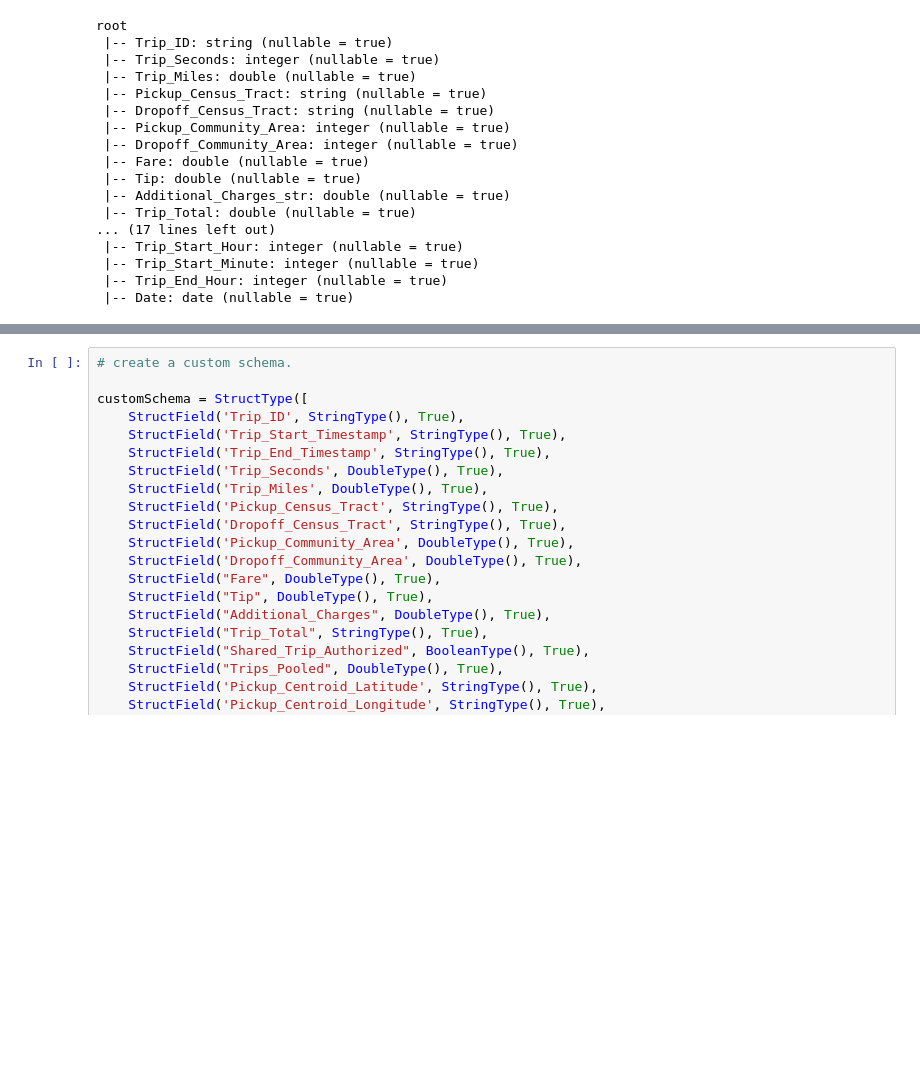
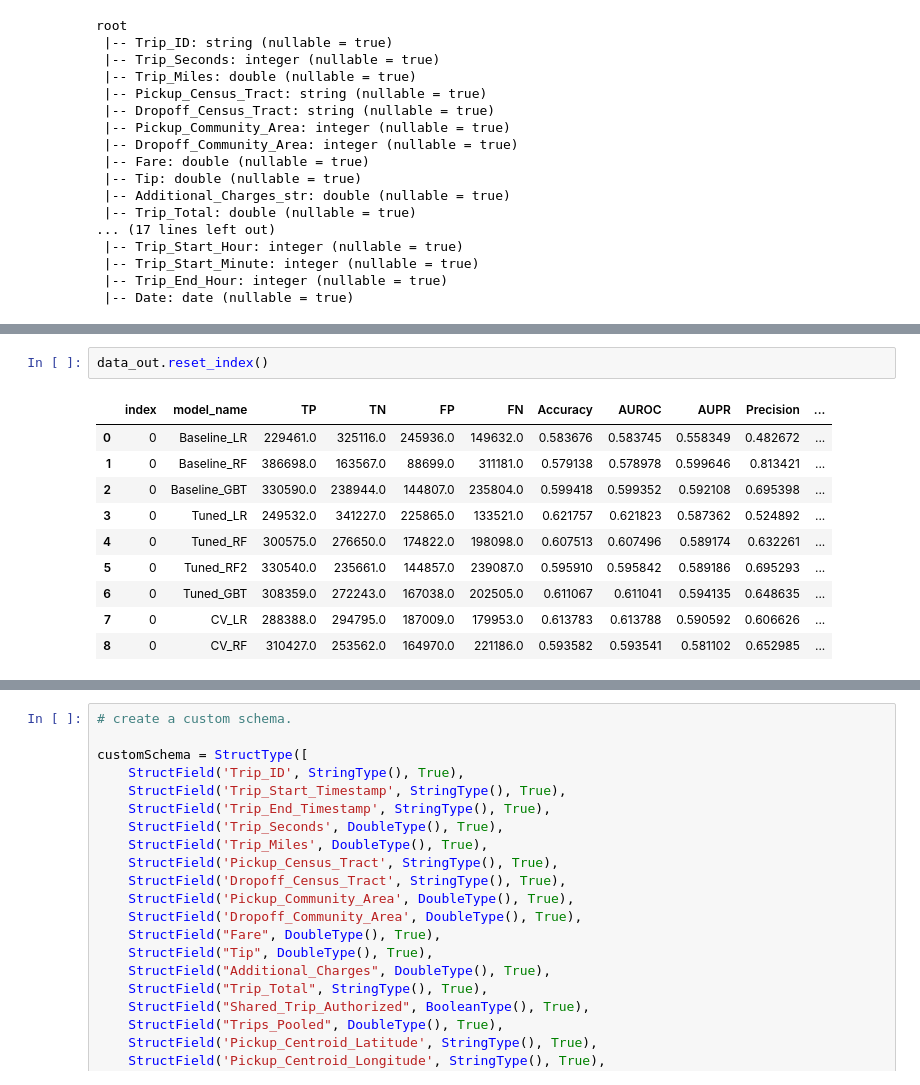
Before and after one commit to Parsons-Sam/DS5559-project, a Jupyter notebook: NOTEBOOK3_final_project_models.ipynb, the cells around one changed output, grey strips where cells are left out. Drawn from its saved outputs; the diff is of its cells as text; blank space fills up the shorter version.

```diff
--- a/NOTEBOOK3_final_project_models.ipynb
+++ b/NOTEBOOK3_final_project_models.ipynb
@@ -124,0 +1496,13 @@ root
+# %%
+data_out.reset_index()
+# %% [output]
+|  | index | model_name | TP | TN | FP | FN | Accuracy | AUROC | AUPR | Precision | ... |
+| 0 | 0 | Baseline_LR | 229461.0 | 325116.0 | 245936.0 | 149632.0 | 0.583676 | 0.583745 | 0.558349 | 0.482672 | ... |
+| 1 | 0 | Baseline_RF | 386698.0 | 163567.0 | 88699.0 | 311181.0 | 0.579138 | 0.578978 | 0.599646 | 0.813421 | ... |
+| 2 | 0 | Baseline_GBT | 330590.0 | 238944.0 | 144807.0 | 235804.0 | 0.599418 | 0.599352 | 0.592108 | 0.695398 | ... |
+| 3 | 0 | Tuned_LR | 249532.0 | 341227.0 | 225865.0 | 133521.0 | 0.621757 | 0.621823 | 0.587362 | 0.524892 | ... |
+| 4 | 0 | Tuned_RF | 300575.0 | 276650.0 | 174822.0 | 198098.0 | 0.607513 | 0.607496 | 0.589174 | 0.632261 | ... |
+| 5 | 0 | Tuned_RF2 | 330540.0 | 235661.0 | 144857.0 | 239087.0 | 0.595910 | 0.595842 | 0.589186 | 0.695293 | ... |
+| 6 | 0 | Tuned_GBT | 308359.0 | 272243.0 | 167038.0 | 202505.0 | 0.611067 | 0.611041 | 0.594135 | 0.648635 | ... |
+| 7 | 0 | CV_LR | 288388.0 | 294795.0 | 187009.0 | 179953.0 | 0.613783 | 0.613788 | 0.590592 | 0.606626 | ... |
+| 8 | 0 | CV_RF | 310427.0 | 253562.0 | 164970.0 | 221186.0 | 0.593582 | 0.593541 | 0.581102 | 0.652985 | ... |
```
Also changed, not shown: parts of 149 cells of this notebook, 10 other files.
